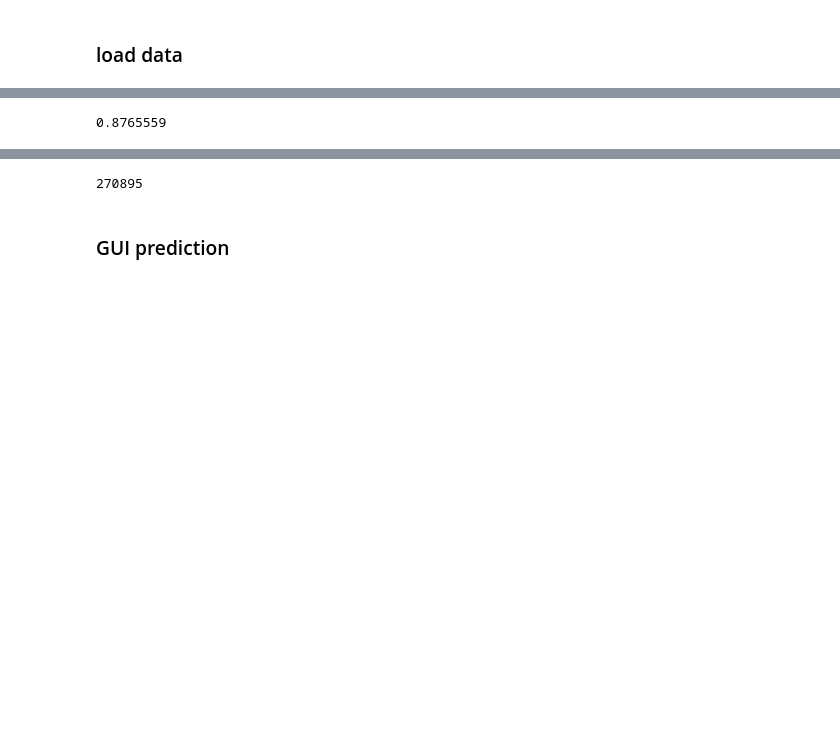
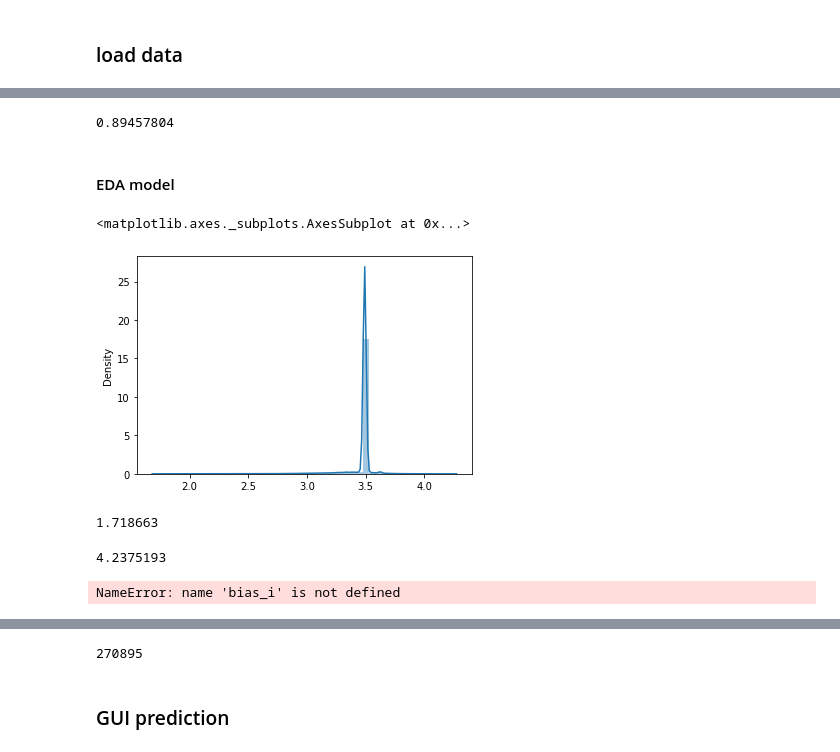
Before and after one commit to phucdkbk/movie_rs, a Jupyter notebook: EDA/rs prediction.ipynb, the cells around one changed output, grey strips where cells are left out. Drawn from its saved outputs; the diff is of its cells as text; code cells hidden in the pictures; blank space fills up the shorter version.

```diff
--- a/EDA/rs prediction.ipynb
+++ b/EDA/rs prediction.ipynb
@@ -32,7 +34,8 @@ class RSModel(Model):
         self.keyword_embedding = tf.keras.layers.Embedding(input_dim=self.num_keywords + 1, output_dim=self.keyword_embedding_size,
                                                            embeddings_initializer=TruncatedNormal(mean=0., stddev=0.1),
                                                            mask_zero=True,
-                                                           embeddings_regularizer=tf.keras.regularizers.L2(self.alpha))
+                                                           embeddings_regularizer=tf.keras.regularizers.L2(self.alpha)
+                                                           )
         self.user_embedding = tf.keras.layers.Embedding(input_dim=self.num_users + 1, output_dim=self.embedding_size,
                                                         embeddings_initializer=TruncatedNormal(mean=0., stddev=0.1),
                                                         embeddings_regularizer=tf.keras.regularizers.L2(self.beta))
@@ -42,14 +45,14 @@ class RSModel(Model):
         self.bias_u = tf.keras.layers.Embedding(input_dim=self.num_users + 1, output_dim=1,
                                                 embeddings_initializer=TruncatedNormal(mean=0., stddev=0.1),
                                                 embeddings_regularizer=tf.keras.regularizers.L2(self.gamma))
-        self.bias_i = tf.keras.layers.Embedding(input_dim=self.num_items, output_dim=1,
-                                                embeddings_initializer=TruncatedNormal(mean=0., stddev=0.1),
-                                                embeddings_regularizer=tf.keras.regularizers.L2(self.gamma))
+#         self.bias_i = tf.keras.layers.Embedding(input_dim=self.num_items, output_dim=1,
+#                                                 embeddings_initializer=TruncatedNormal(mean=0., stddev=0.1),
+#                                                 embeddings_regularizer=tf.keras.regularizers.L2(self.gamma))
         self.mlp_dense = tf.keras.layers.Dense(units=1)
 
     def call(self, user_ids, item_ids):
         user_bias = self.bias_u(user_ids)
-        item_bias = self.bias_i(item_ids)
+#         item_bias = self.bias_i(item_ids)
         # matrix factorization
         users_embedding = self.user_embedding(user_ids)
         items_embedding = self.item_embedding(item_ids)
@@ -60,26 +63,14 @@ class RSModel(Model):
         item_encode = tf.reduce_sum(item_keyword_embedding, axis=1)
         item_encode = self.mlp_dense(item_encode)
         # rating score
-        r = tf.squeeze(user_bias) + tf.squeeze(item_bias) + tf.reduce_sum(mf, axis=1) + tf.reduce_sum(item_encode, axis=1)
-
-#         r = tf.squeeze(user_bias) + tf.squeeze(item_bias) + tf.reduce_sum(mf, axis=1)
+        r = tf.squeeze(user_bias) + tf.reduce_sum(mf, axis=1) + tf.reduce_sum(item_encode, axis=1)
+#         r = tf.squeeze(user_bias) + tf.squeeze(item_bias) + tf.reduce_sum(mf, axis=1) + tf.reduce_sum(item_encode, axis=1)
+        #         r = tf.squeeze(user_bias) + tf.squeeze(item_bias) + tf.reduce_sum(mf, axis=1)
         return r
 
     def loss_fn_rmse(self, predictions, labels):
         loss = tf.reduce_sum(tf.math.square(predictions - labels))
         loss += tf.reduce_sum(self.keyword_embedding.losses)
-        loss += tf.reduce_sum(rsmodel.user_embedding.losses) + tf.reduce_sum(rsmodel.item_embedding.losses)
-#         loss += tf.reduce_sum(self.bias_u.losses) + tf.reduce_sum(self.bias_i.losses)
+        loss += tf.reduce_sum(self.user_embedding.losses) + tf.reduce_sum(self.item_embedding.losses)
+        #         loss += tf.reduce_sum(self.bias_u.losses) + tf.reduce_sum(self.bias_i.losses)
         return loss
-
-def get_val_rmse(rs_model, val_dataset):
-    all_ratings = []
-    all_predictions = []
-    for i in tqdm(range(val_dataset.num_batch)):
-        user_ids, item_ids, ratings = val_dataset.get_batch(i)
-        predictions = rs_model(user_ids, item_ids)
-        all_predictions.append(predictions.numpy())
-        all_ratings.append(ratings)
-    val_predictions = np.concatenate(all_predictions, axis=0)
-    val_ratings = np.concatenate(all_ratings, axis=0)
-    return np.sqrt(np.mean((val_predictions - val_ratings) ** 2))
@@ -117,8 +122,8 @@ item_keywords = pickle.load(open(model_folder + 'item_keywords.pkl', 'rb'))
 args = dict()
 args['embedding_size'] = 64
 args['keyword_embedding_size'] = 64
-args['alpha'] = 0.005
-args['beta'] = 0.005
+args['alpha'] = 0.001
+args['beta'] = 0.001
 args['gamma'] = 0.000
 args['num_items'] = meta_data['num_items']
 args['num_users'] = meta_data['num_users']
@@ -139,7 +144,7 @@ load pretrained model at: ./rsmodel_ckpt\ckpt-5
 test_dataset = DataSet(test[['userId', 'itemId', 'rating']].values, batch_size=1024)
 get_val_rmse(rec_model, test_dataset)
 # %% [output]
-0.8765559
+0.89457804
 # %%
 top_n = 100
 item_ids = np.array(range(meta_data['num_items']))
@@ -154,3 +159,18 @@ item_keyword_embedding = rec_model.keyword_embedding(item_keyword)
 item_keyword_encode = tf.reduce_sum(item_keyword_embedding, axis=1)
 item_keyword_encode = rec_model.mlp_dense(item_keyword_encode)
 item_keyword_encode = np.squeeze(item_keyword_encode.numpy())
+# %% [markdown]
+#### EDA model
+# %%
+sns.distplot(item_keyword_encode)
+# %% [output]
+<matplotlib.axes._subplots.AxesSubplot at 0x...>
+[figure, added]
+# %%
+min(item_keyword_encode)
+# %% [output]
+1.718663
+# %%
+max(item_keyword_encode)
+# %% [output]
+4.2375193
@@ -156,0 +180,4 @@ item_keyword_encode = np.squeeze(item_keyword_encode.numpy())
+# %%
+sns.displot(bias_i)
+# %% [output]
+NameError: name 'bias_i' is not defined
```
Also changed, not shown: parts of 21 cells of this notebook, 9 other files.
